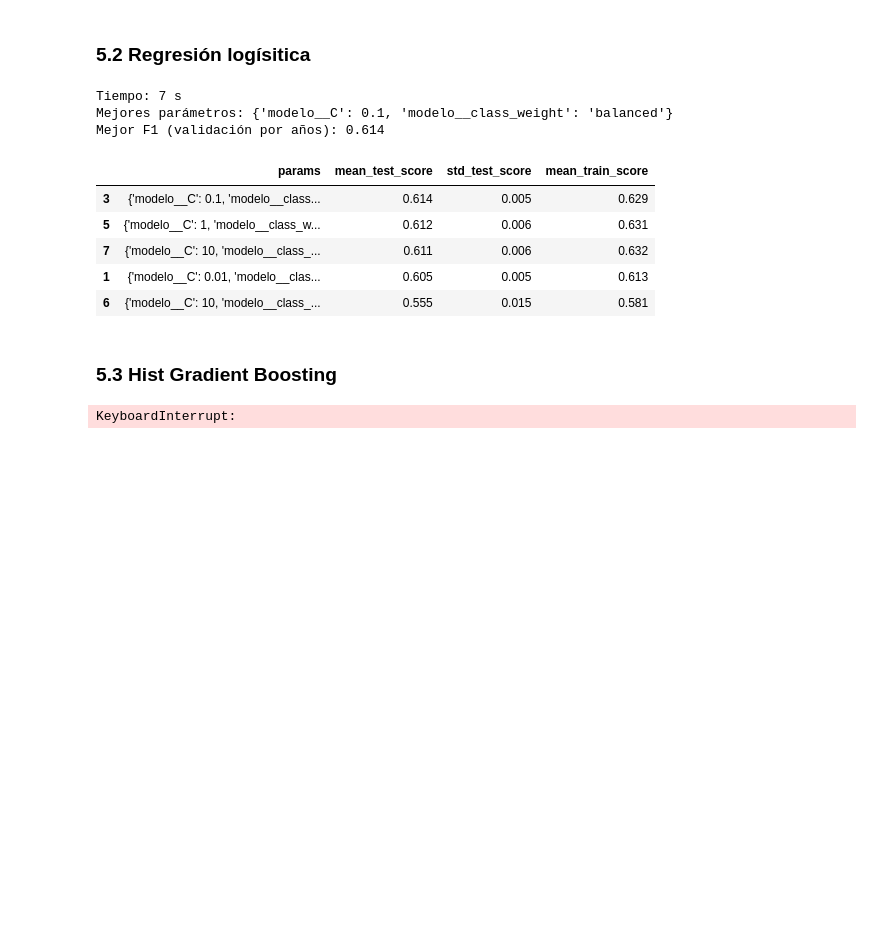
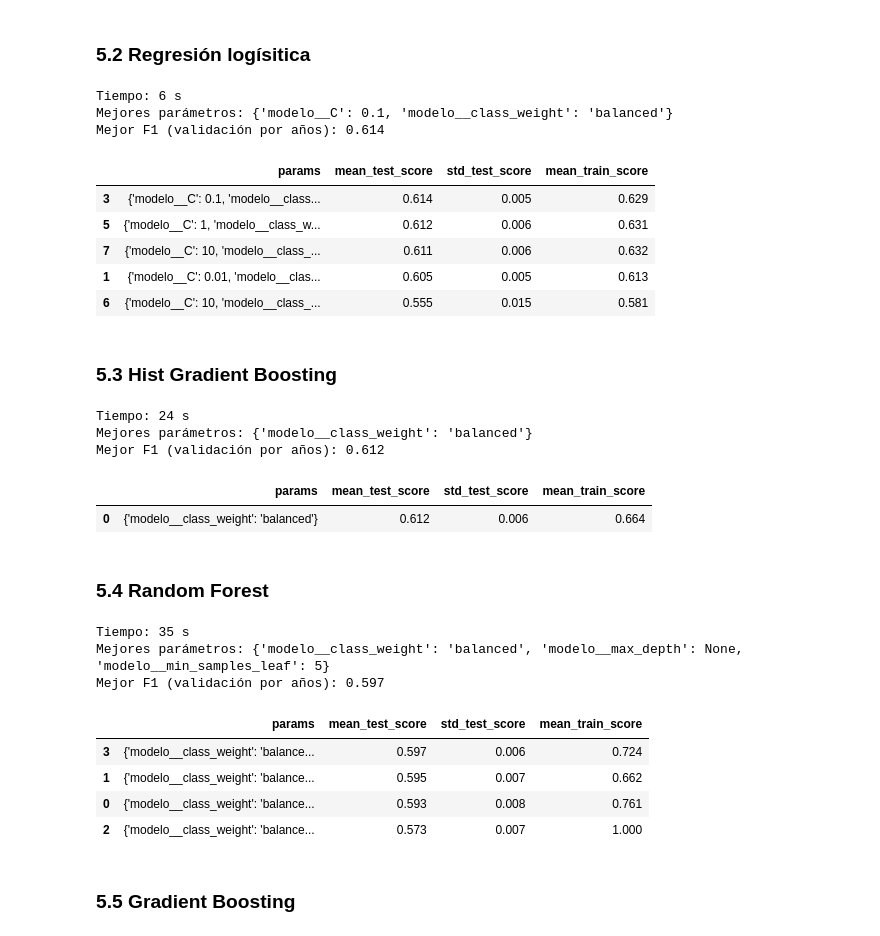
Before and after one commit to asoltiz28/data-mining-2026, a Jupyter notebook: practica-02/Práctica 2 - Aprendizaje y selección de modelos.ipynb, the cells around one changed output. Drawn from its saved outputs; the diff is of its cells as text; code cells hidden in the pictures; blank space fills up the shorter version.

```diff
--- a/practica-02/Práctica 2 - Aprendizaje y selección de modelos.ipynb
+++ b/practica-02/Práctica 2 - Aprendizaje y selección de modelos.ipynb
@@ -528,7 +528,7 @@ Para la sección 5 se eligen la regresión logística e Hist Gradient Boosting,
 # 5.1 Función auxiliar: GridSearchCV sobre el pipeline completo con la validación por años
 from sklearn.model_selection import GridSearchCV
 
-def buscar(modelo, rejilla, denso=False):
+def buscar(modelo, rejilla, denso=False, n_jobs=-1):
     if denso:
         prep = preprocesado_denso   # para modelos que no aceptan matrices dispersas (sección 4)
     else:
@@ -540,8 +540,9 @@ def buscar(modelo, rejilla, denso=False):
         ('modelo', modelo)
     ])
 
+    # n_jobs: cuántas combinaciones se entrenan a la vez (-1 = todos los núcleos)
     busqueda = GridSearchCV(pipe, rejilla, cv=cv_anios, scoring='f1',
-                            n_jobs=-1, return_train_score=True)
+                            n_jobs=n_jobs, return_train_score=True)
     inicio = time.time()
     busqueda.fit(X_train, y_train, groups=anio_train)   # groups: el año de cada alumno
 
@@ -564,7 +565,7 @@ rejilla_lr = {
 }
 busqueda_lr = buscar(modelos['Regresión logística'], rejilla_lr)
 # %% [output]
-Tiempo: 7 s
+Tiempo: 6 s
 Mejores parámetros: {'modelo__C': 0.1, 'modelo__class_weight': 'balanced'}
 Mejor F1 (validación por años): 0.614
 |  | params | mean_test_score | std_test_score | mean_train_score |
@@ -576,19 +577,41 @@ Mejor F1 (validación por años): 0.614
 # %% [markdown]
 ### 5.3 Hist Gradient Boosting
 # %%
-# 5.3 HistGradientBoostingClassifier
+# 5.3 Hist Gradient Boosting
+# Sin rejilla grande: este modelo satura el Mac al probar muchas combinaciones.
+# Se prueba solo el cambio que más mejora a los demás modelos: class_weight='balanced'.
+rejilla_hgb = {'modelo__class_weight': ['balanced']}
 
-rejilla_hgb = {
-    'modelo__learning_rate': [0.05, 0.1],
-    'modelo__max_iter': [100, 300],
-    'modelo__max_leaf_nodes': [15, 31],
-    'modelo__class_weight': [None, 'balanced']
-}
-
-busqueda_hgb = buscar(
-    modelos['Hist Gradient Boosting'],
-    rejilla_hgb,
-    denso=True
-)
+# n_jobs=1: el modelo ya usa todos los núcleos por dentro
+busqueda_hgb = buscar(modelos['Hist Gradient Boosting'], rejilla_hgb, denso=True, n_jobs=1)
 # %% [output]
-KeyboardInterrupt:
+Tiempo: 24 s
+Mejores parámetros: {'modelo__class_weight': 'balanced'}
+Mejor F1 (validación por años): 0.612
+|  | params | mean_test_score | std_test_score | mean_train_score |
+| 0 | {'modelo__class_weight': 'balanced'} | 0.612 | 0.006 | 0.664 |
+# %% [markdown]
+### 5.4 Random Forest
+# %%
+#Aplicar random forest
+
+# 5.4 Random Forest
+# class_weight fijo en 'balanced' (decisivo en 5.2 y 5.3); se ajusta el tamaño de los árboles
+rejilla_rf = {
+    'modelo__max_depth': [20, None],               # None = sin límite (por defecto)
+    'modelo__min_samples_leaf': [1, 5],            # mínimo de alumnos por hoja; 1 por defecto
+    'modelo__class_weight': ['balanced'],
+}
+# n_jobs=4: 4 combinaciones a la vez, para no saturar el Mac
+busqueda_rf = buscar(modelos['Random Forest'], rejilla_rf, n_jobs=4)
+# %% [output]
+Tiempo: 35 s
+Mejores parámetros: {'modelo__class_weight': 'balanced', 'modelo__max_depth': None, 'modelo__min_samples_leaf': 5}
+Mejor F1 (validación por años): 0.597
+|  | params | mean_test_score | std_test_score | mean_train_score |
+| 3 | {'modelo__class_weight': 'balance... | 0.597 | 0.006 | 0.724 |
+| 1 | {'modelo__class_weight': 'balance... | 0.595 | 0.007 | 0.662 |
+| 0 | {'modelo__class_weight': 'balance... | 0.593 | 0.008 | 0.761 |
+| 2 | {'modelo__class_weight': 'balance... | 0.573 | 0.007 | 1.000 |
+# %% [markdown]
+### 5.5 Gradient Boosting
```
Also changed, not shown: parts of 2 cells of this notebook.
